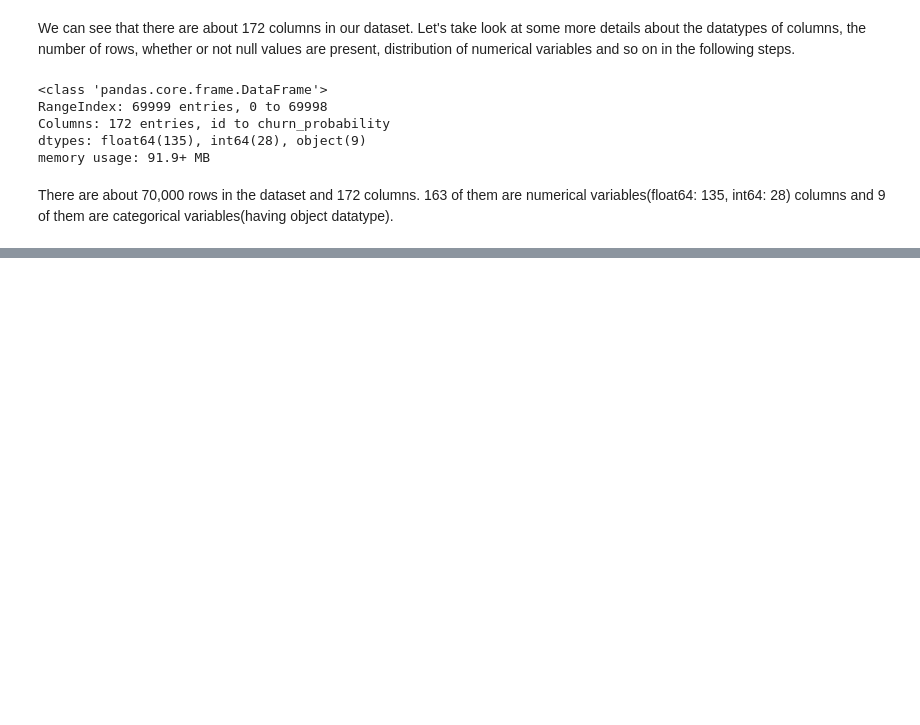
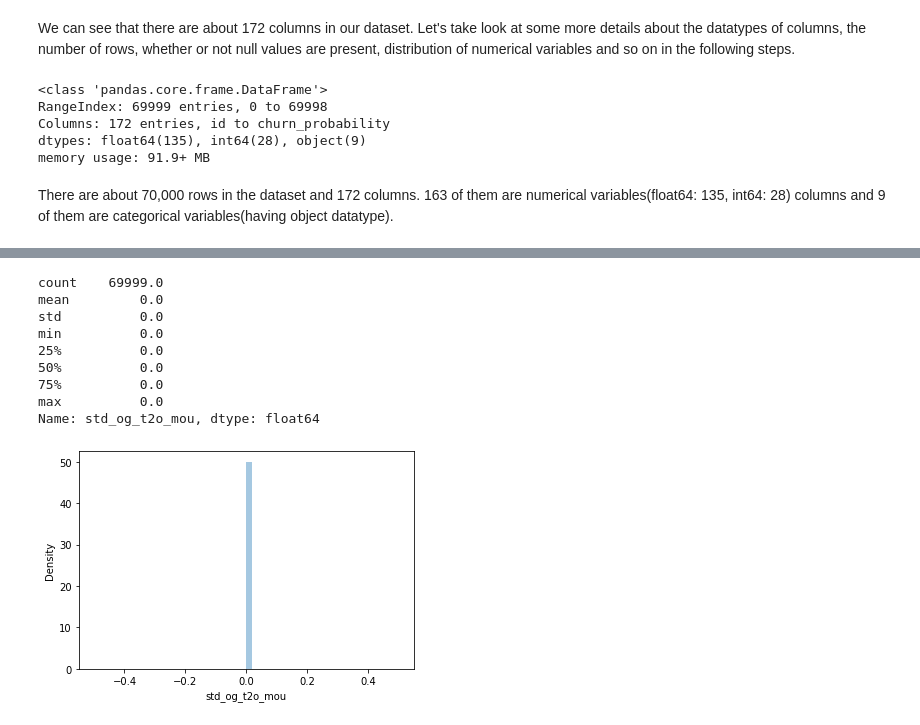
Before and after one commit to badribnarayanan/iiit-pgdml, a Jupyter notebook: TelecomChurnHackathon/telecom_churn.ipynb, the cells around one changed output, grey strips where cells are left out. Cells and saved outputs as stored; diff of their text form; code cells hidden in the pictures; blank space fills up the shorter version.

```diff
--- a/TelecomChurnHackathon/telecom_churn.ipynb
+++ b/TelecomChurnHackathon/telecom_churn.ipynb
@@ -100,0 +614,13 @@ train_df.describe().T
+# %%
+univariate(train_df_na.std_og_t2o_mou)
+# %% [output]
+count    69999.0
+mean         0.0
+std          0.0
+min          0.0
+25%          0.0
+50%          0.0
+75%          0.0
+max          0.0
+Name: std_og_t2o_mou, dtype: float64
+[figure, added]
```
Also changed, not shown: parts of 114 cells of this notebook, 2 other files.
